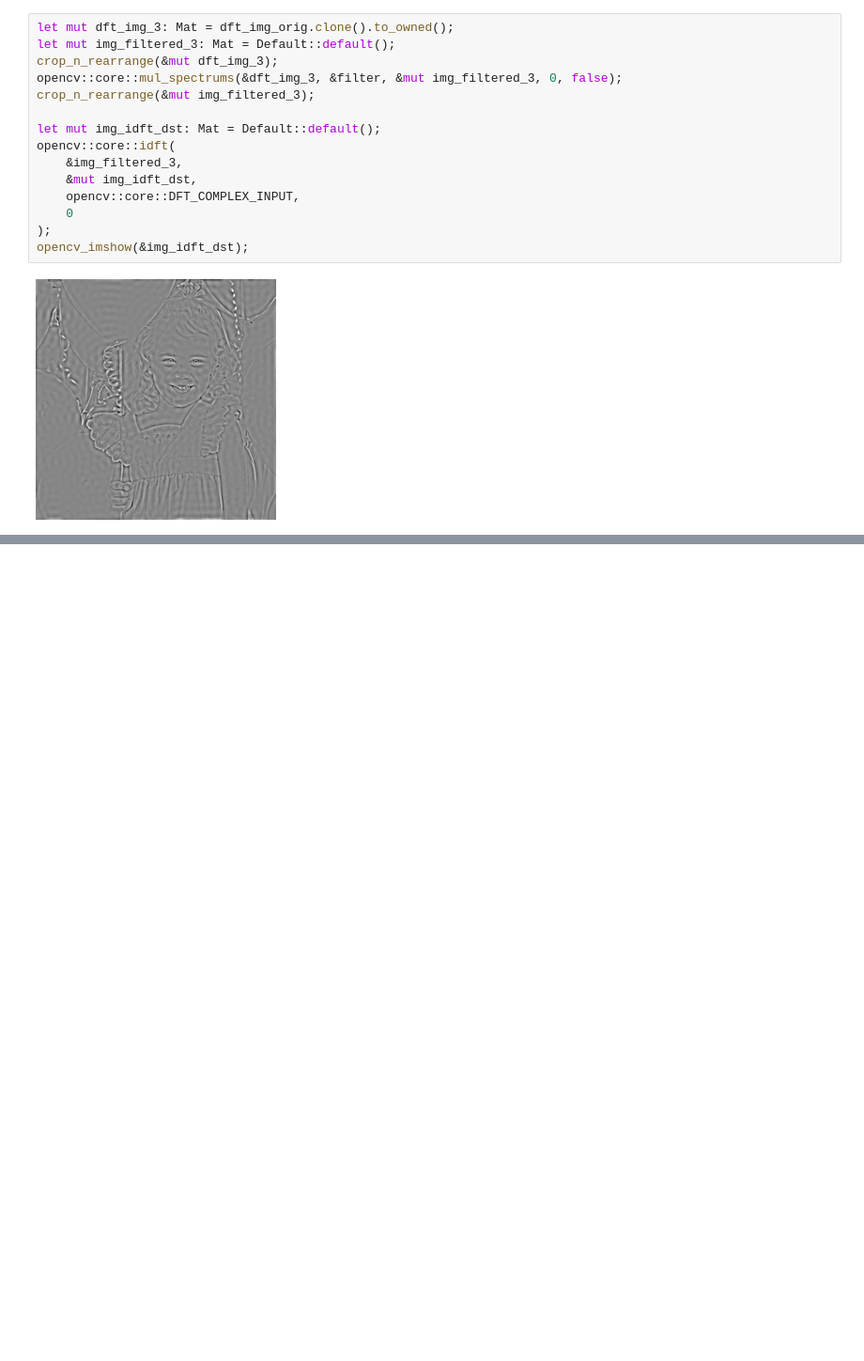
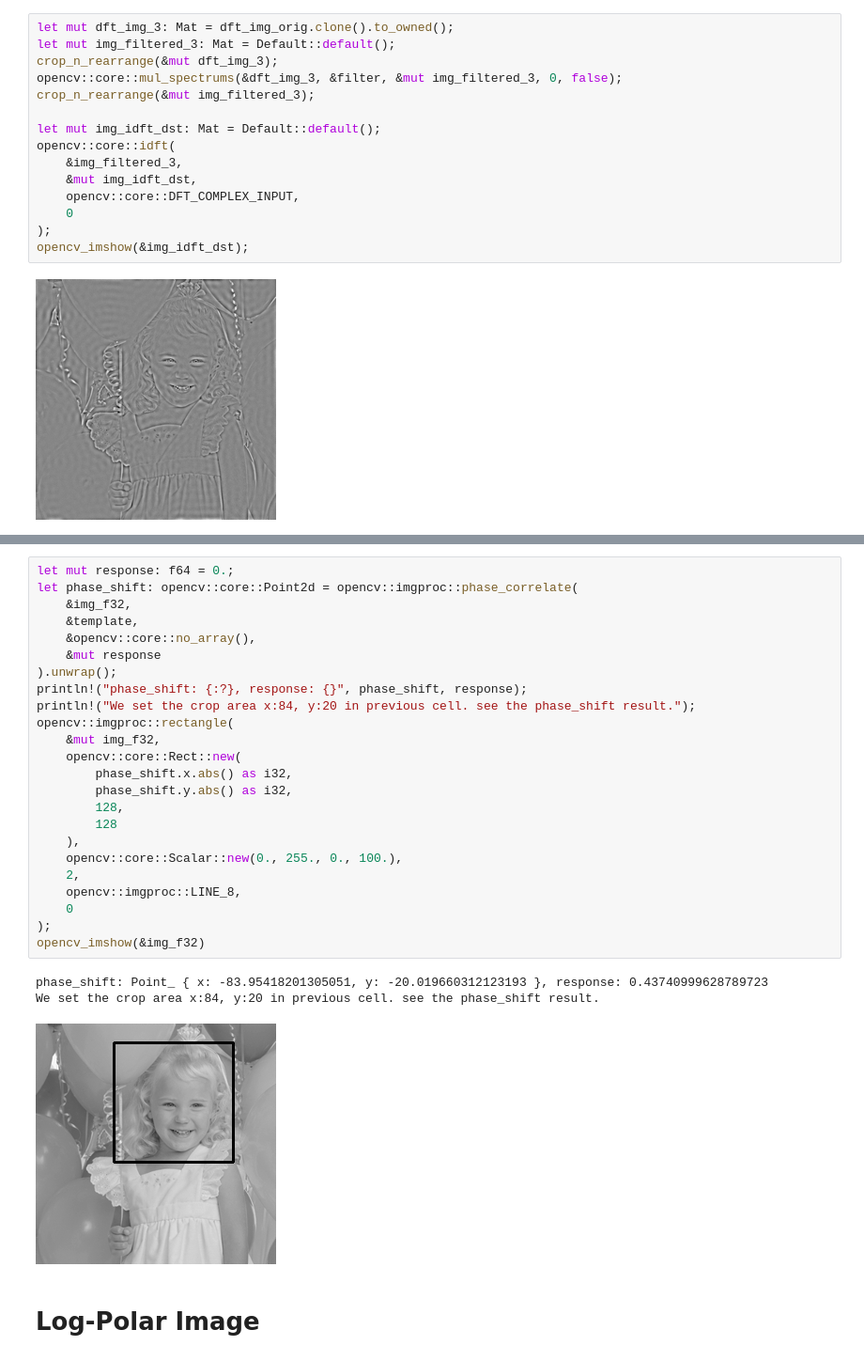
Before and after one commit to noxowl/KU15627-Computer-Vision, a Jupyter notebook: 03_template_matching.ipynb, the cells around one changed output, grey strips where cells are left out. Shown at 94% size. Saved outputs shown, nothing was run; the diff lists cells and outputs as text; blank space fills up the shorter version.

```diff
--- a/03_template_matching.ipynb
+++ b/03_template_matching.ipynb
@@ -757,0 +806,30 @@ opencv_imshow(&img_idft_dst);
+# %%
+let mut response: f64 = 0.;
+let phase_shift: opencv::core::Point2d = opencv::imgproc::phase_correlate(
+    &img_f32,
+    &template,
+    &opencv::core::no_array(),
+    &mut response
+).unwrap();
+println!("phase_shift: {:?}, response: {}", phase_shift, response);
+println!("We set the crop area x:84, y:20 in previous cell. see the phase_shift result.");
+opencv::imgproc::rectangle(
+    &mut img_f32,
+    opencv::core::Rect::new(
+        phase_shift.x.abs() as i32,
+        phase_shift.y.abs() as i32,
+        128,
+        128
+    ),
+    opencv::core::Scalar::new(0., 255., 0., 100.),
+    2,
+    opencv::imgproc::LINE_8,
+    0
+);
+opencv_imshow(&img_f32)
+# %% [output]
+phase_shift: Point_ { x: -83.95418201305051, y: -20.019660312123193 }, response: 0.43740999628789723
+We set the crop area x:84, y:20 in previous cell. see the phase_shift result.
+[figure, added]
+# %% [markdown]
+# Log-Polar Image
```
Also changed, not shown: parts of 4 cells of this notebook.
